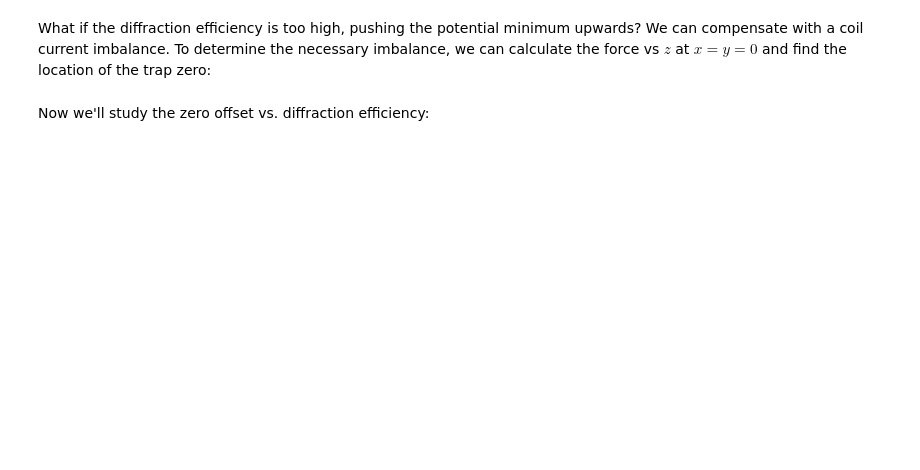
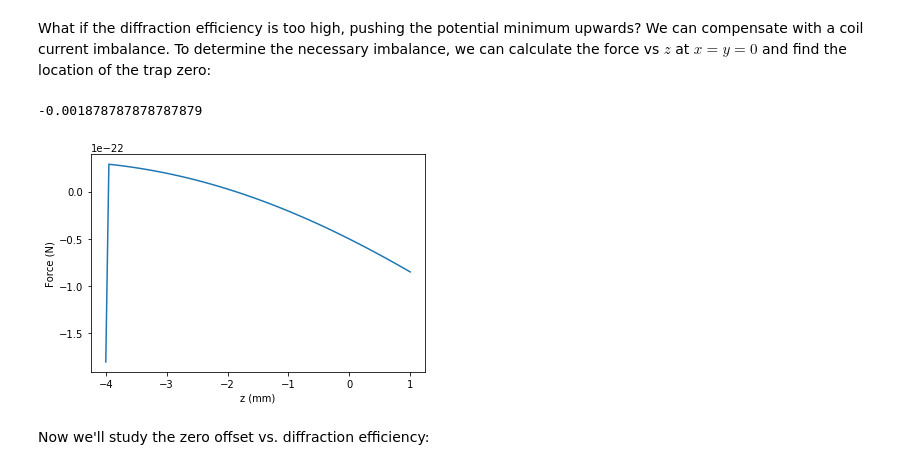
Before and after one commit to robertfasano/MOTorNOT, a Jupyter notebook: tutorials/Diffraction efficiency investigation.ipynb, the cells around one changed output. Saved outputs shown, nothing was run; the diff lists cells and outputs as text; code cells hidden in the pictures; blank space fills up the shorter version.

```diff
--- a/tutorials/Diffraction efficiency investigation.ipynb
+++ b/tutorials/Diffraction efficiency investigation.ipynb
@@ -5,7 +5,7 @@ from MOTorNOT.gmot import gratingMOT
 from MOTorNOT.coils import QuadrupoleCoils
 import numpy as np
 
-coils = QuadrupoleCoils(radius=0.1, offset=0.1, turns=50, current=1e-9, axis=2, deltaI=0)
+coils = QuadrupoleCoils(radius=0.1, offset=0.1, turns=50, current=50, axis=2, deltaI=27)
 linewidth = 2*np.pi*29e6
 
 gmot = gratingMOT(position = 3e-3,
@@ -14,7 +14,9 @@ gmot = gratingMOT(position = 3e-3,
                   radius = 10e-3,
                   power = 20e-3,
                   handedness = -1,
-                  R1 = 0.2501,
+                  R1 = 0.25,
                   field = coils.field,
-                  sectors=4)
+                  sectors=4,
+                  beam_type='gaussian',
+                  grating_radius=10e-3)
 gmot.plot('yz', limits=[(-12e-3, 12e-3), (-3e-3, 4e-3)], numpoints=80, quiver_scale=5)
@@ -23,34 +27,39 @@ What if the diffraction efficiency is too high, pushing the potential minimum up
 # %%
 import matplotlib.pyplot as plt
 
 
 def calculate_zero(R1, plot=False, deltaI=0):
     coils = QuadrupoleCoils(radius=0.1, offset=0.1, turns=50, current=50, axis=2, deltaI=deltaI)
     gmot = gratingMOT(position = 4e-3,
                       alpha = 60,
                       detuning = -2*linewidth,
-                      radius = 8e-3,
+                      radius = 20e-3,
                       power = 20e-3,
                       handedness = -1,
                       R1 = R1,
                       field = coils.field,
-                      sectors=4)
+                      sectors=4,
+                      beam_type='gaussian',
+                      grating_radius=10e-3)
     X = np.zeros((100, 3))
     V = np.zeros(X.shape)
 
     z = np.linspace(-4e-3, 1e-3, X.shape[0])
     X[:, 2] = z
     fz = gmot.force(X, V)[:, 2]
 
     if plot:
         plt.plot(z*1000, fz)
         plt.xlabel('z (mm)')
         plt.ylabel('Force (N)')
 
     zero = z[np.argmin(np.abs(fz))]
     return zero
 
 calculate_zero(0.25, plot=True)
+# %% [output]
+-0.001878787878787879
+[figure, added]
 # %% [markdown]
 Now we'll study the zero offset vs. diffraction efficiency:
 # %%
```
Also changed, not shown: parts of 3 cells of this notebook, 1 other file.
